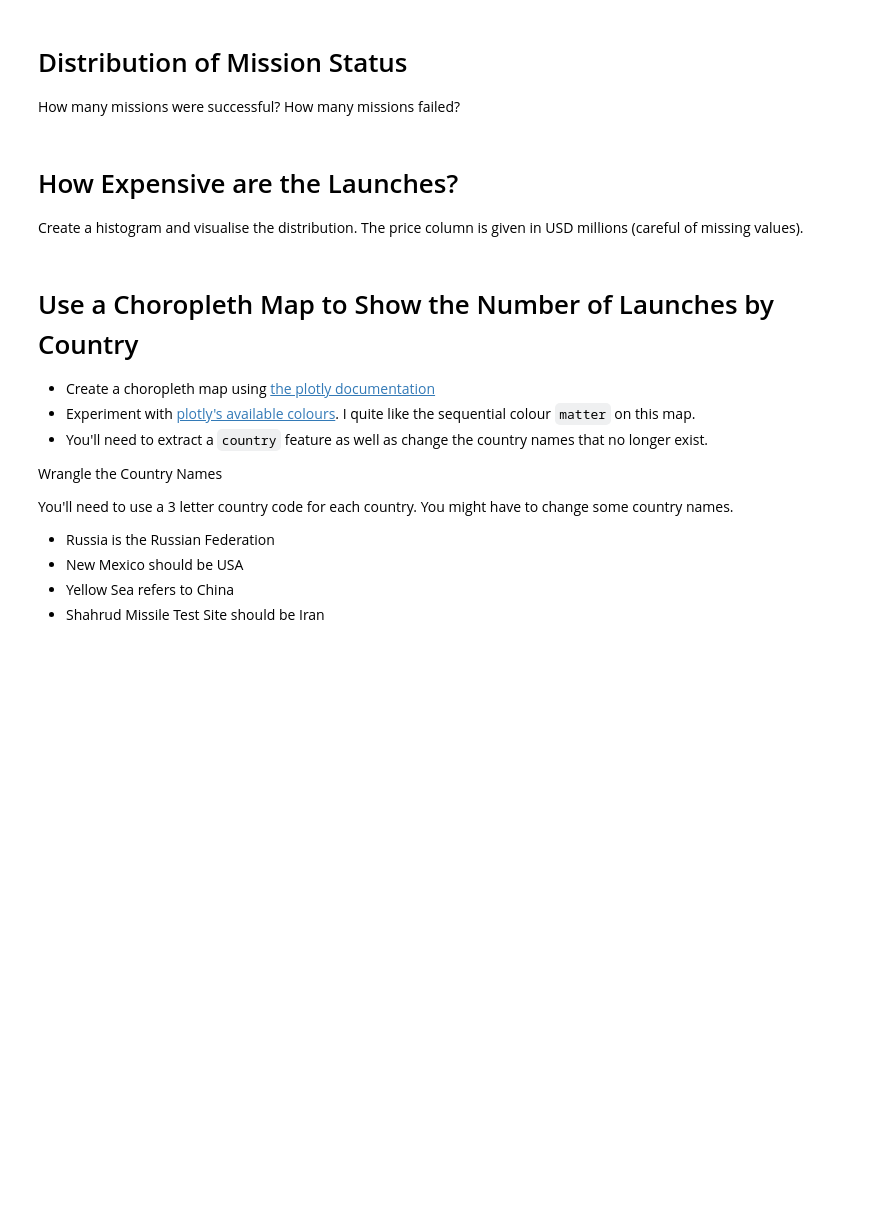
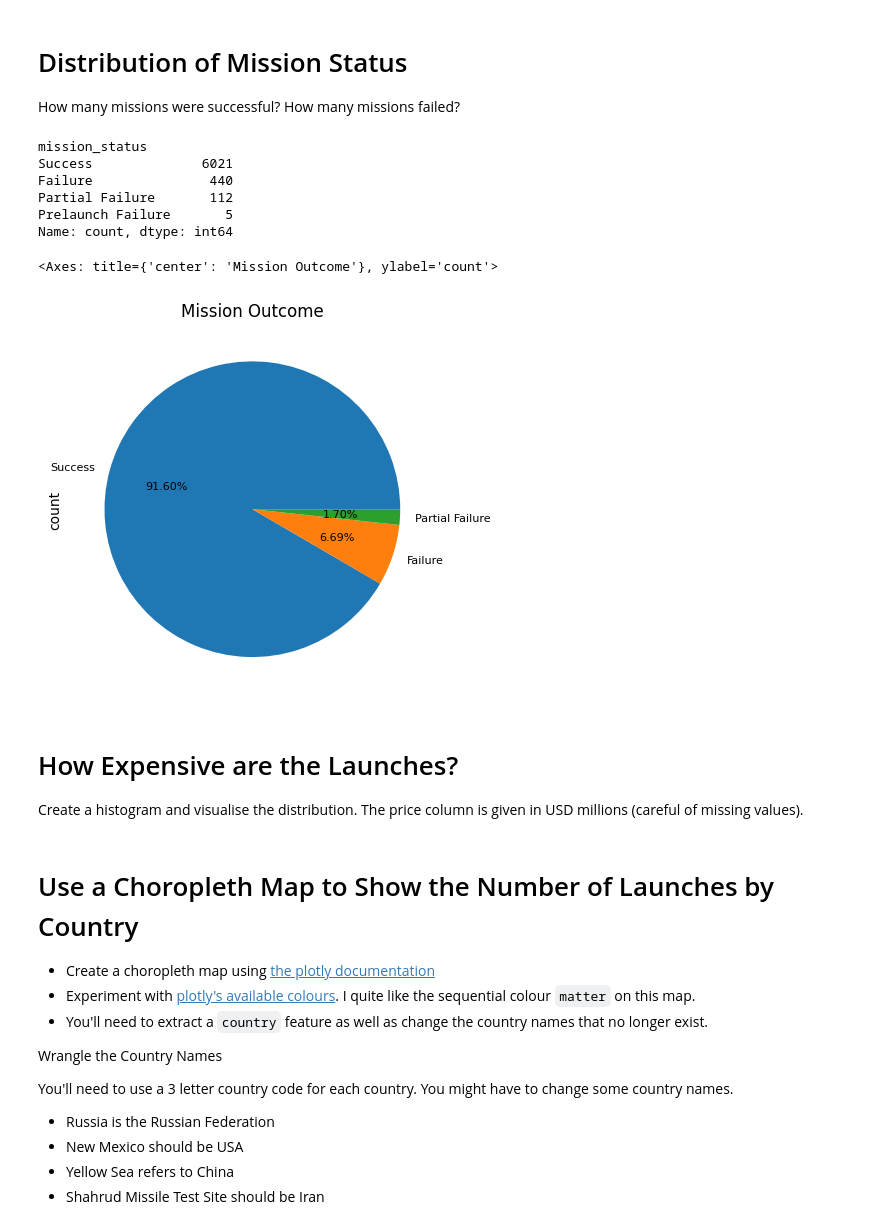
Before and after one commit to johnpapwinter/space-race-data-analysis, a Jupyter notebook: Space_Missions_Analysis.ipynb, the cells around one changed output. Saved outputs shown, nothing was run; the diff lists cells and outputs as text; code cells hidden in the pictures; blank space fills up the shorter version.

```diff
--- a/Space_Missions_Analysis.ipynb
+++ b/Space_Missions_Analysis.ipynb
@@ -173,6 +238,26 @@ How many rockets are active compared to those that are decomissioned?
 
 How many missions were successful?
 How many missions failed?
+# %%
+df['mission_status'].unique()
+df['mission_status'].value_counts()
+# %% [output]
+mission_status
+Success              6021
+Failure               440
+Partial Failure       112
+Prelaunch Failure       5
+Name: count, dtype: int64
+# %%
+df['mission_status'].value_counts().iloc[:3].plot(kind='pie',
+                                                  autopct='%1.2f%%',
+                                                  title='Mission Outcome',
+                                                  textprops={'fontsize':8},
+                                                  labeldistance=1.1
+                                                 )
+# %% [output]
+<Axes: title={'center': 'Mission Outcome'}, ylabel='count'>
+[figure, added]
 # %% [markdown]
 # How Expensive are the Launches?
 
```
Also changed, not shown: parts of 8 cells of this notebook.
